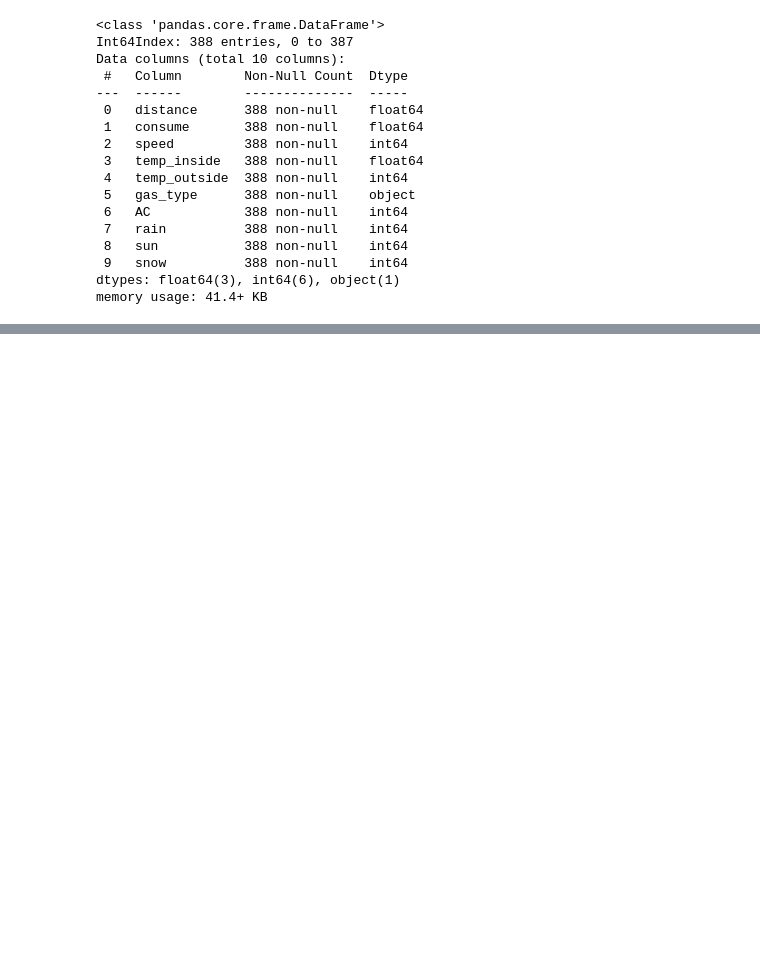
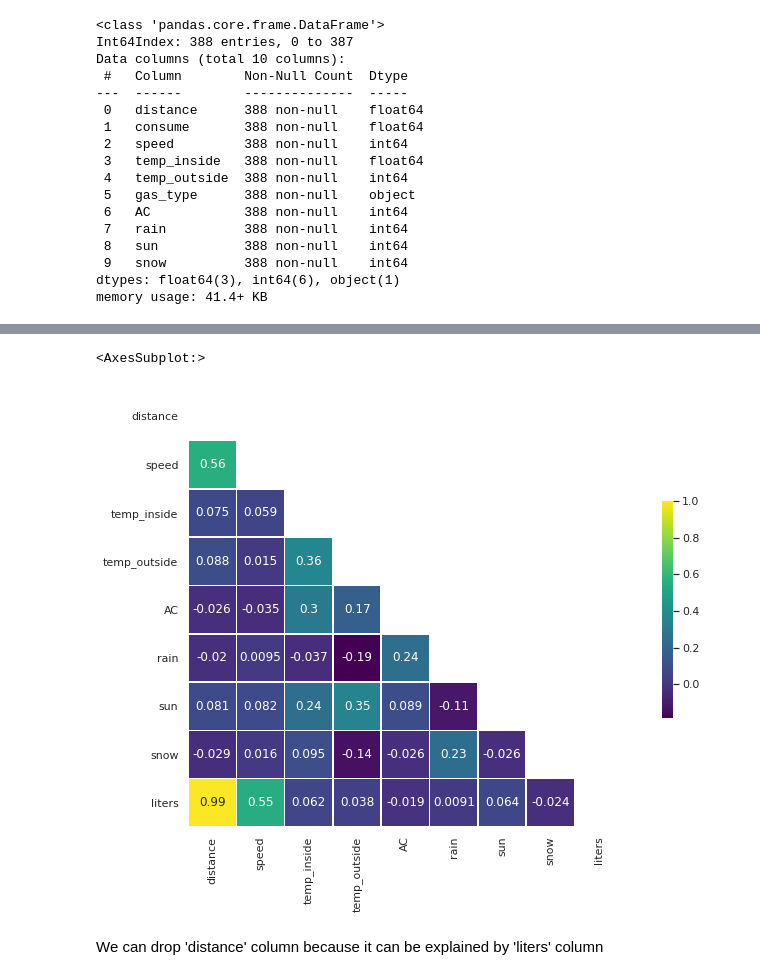
Before and after one commit to VictorRodriguezIronhack/reto_data, a Jupyter notebook: 1_Data_treatment.ipynb, the cells around one changed output, grey strips where cells are left out. Saved outputs shown, nothing was run; the diff lists cells and outputs as text; code cells hidden in the pictures; blank space fills up the shorter version.

```diff
--- a/1_Data_treatment.ipynb
+++ b/1_Data_treatment.ipynb
@@ -146,0 +228,10 @@ memory usage: 41.4+ KB
+# %%
+X = consumos.drop(columns=['consume'])
+y = consumos.consume
+# %%
+heatmap(X)
+# %% [output]
+<AxesSubplot:>
+[figure, added]
+# %% [markdown]
+We can drop 'distance' column because it can be explained by 'liters' column
```
Also changed, not shown: parts of 19 cells of this notebook.
